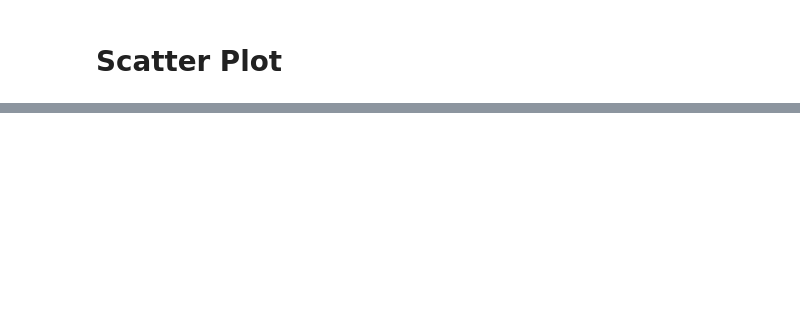
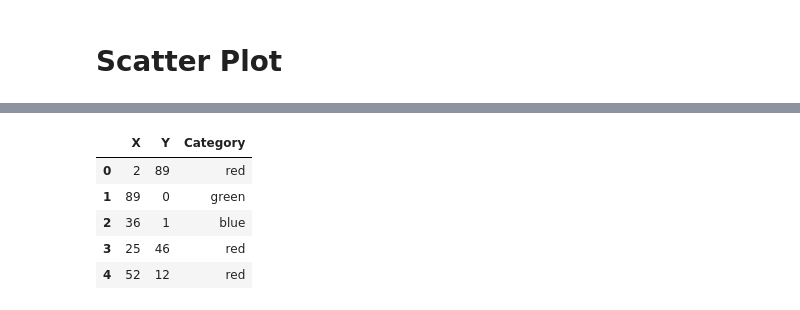
Before and after one commit to MoonRainy21/plotting_examples, a Jupyter notebook: matplotlib.ipynb, the cells around one changed output, grey strips where cells are left out. Cells and saved outputs as stored; diff of their text form; code cells hidden in the pictures; blank space fills up the shorter version.

```diff
--- a/matplotlib.ipynb
+++ b/matplotlib.ipynb
@@ -221,0 +281,10 @@ plt.show()
+# %%
+categorical_scatter_data = pd.read_csv('dataset/categorical_scatterplot.csv')
+categorical_scatter_data.head()
+# %% [output]
+|  | X | Y | Category |
+| 0 | 2 | 89 | red |
+| 1 | 89 | 0 | green |
+| 2 | 36 | 1 | blue |
+| 3 | 25 | 46 | red |
+| 4 | 52 | 12 | red |
```
Also changed, not shown: parts of 16 cells of this notebook, 4 other files.
